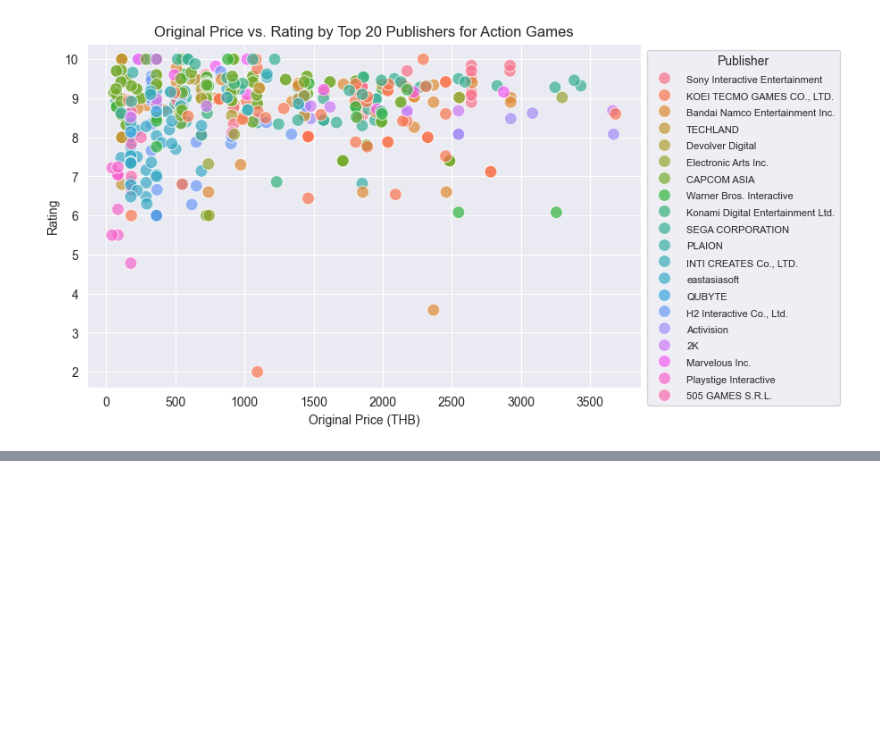
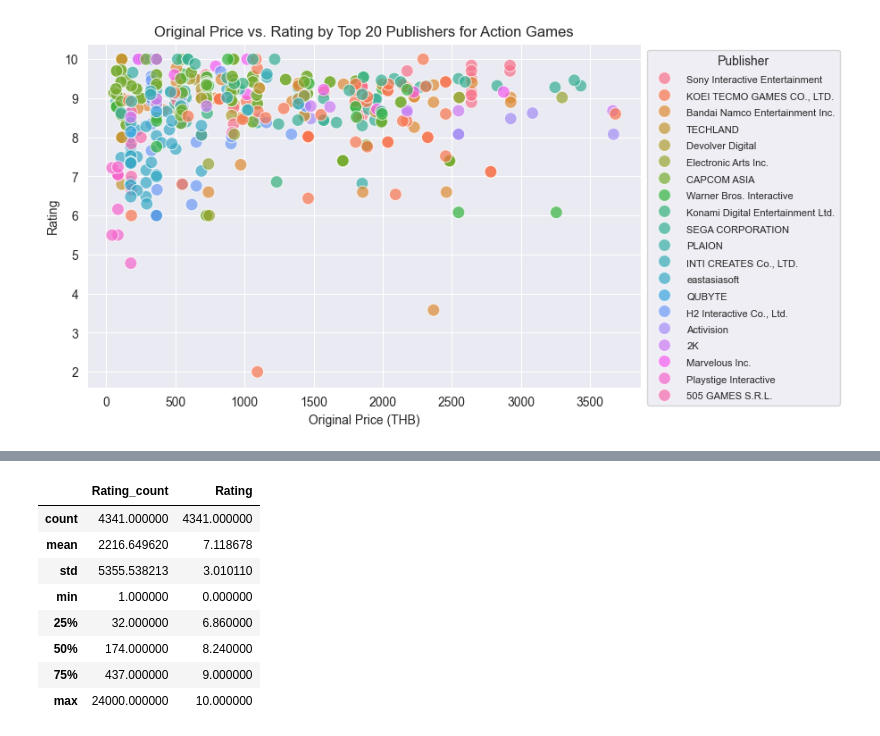
Before and after one commit to tanasatit/Year1-Project-tanasatit, a Jupyter notebook: mydata.ipynb, the cells around one changed output, grey strips where cells are left out. Saved outputs shown, nothing was run; the diff lists cells and outputs as text; code cells hidden in the pictures; blank space fills up the shorter version.

```diff
--- a/mydata.ipynb
+++ b/mydata.ipynb
@@ -163,0 +192,27 @@ plt.show()
+# %%
+# Step 1: Calculate Q1 and Q3
+Q1 = new_df['Rating_count'].quantile(0.25)
+Q3 = new_df['Rating_count'].quantile(0.75)
+
+# Step 2: Calculate IQR
+IQR = Q3 - Q1
+
+# Step 3: Define lower and upper bounds
+lower_bound = Q1 - 1.5 * IQR
+upper_bound = Q3 + 1.5 * IQR
+
+# Step 4: Filter out rows with Rating_count outside the range [lower_bound, upper_bound]
+new_new_df = new_df[(new_df['Rating_count'] >= lower_bound) & (new_df['Rating_count'] <= upper_bound)]
+new_new_df['Rating_count'].describe()
+rate = new_new_df[['Rating_count', 'Rating']]
+rate.describe()
+# %% [output]
+|  | Rating_count | Rating |
+| count | 4341.000000 | 4341.000000 |
+| mean | 2216.649620 | 7.118678 |
+| std | 5355.538213 | 3.010110 |
+| min | 1.000000 | 0.000000 |
+| 25% | 32.000000 | 6.860000 |
+| 50% | 174.000000 | 8.240000 |
+| 75% | 437.000000 | 9.000000 |
+| max | 24000.000000 | 10.000000 |
```
Also changed, not shown: parts of 2 cells of this notebook, 4 other files.
